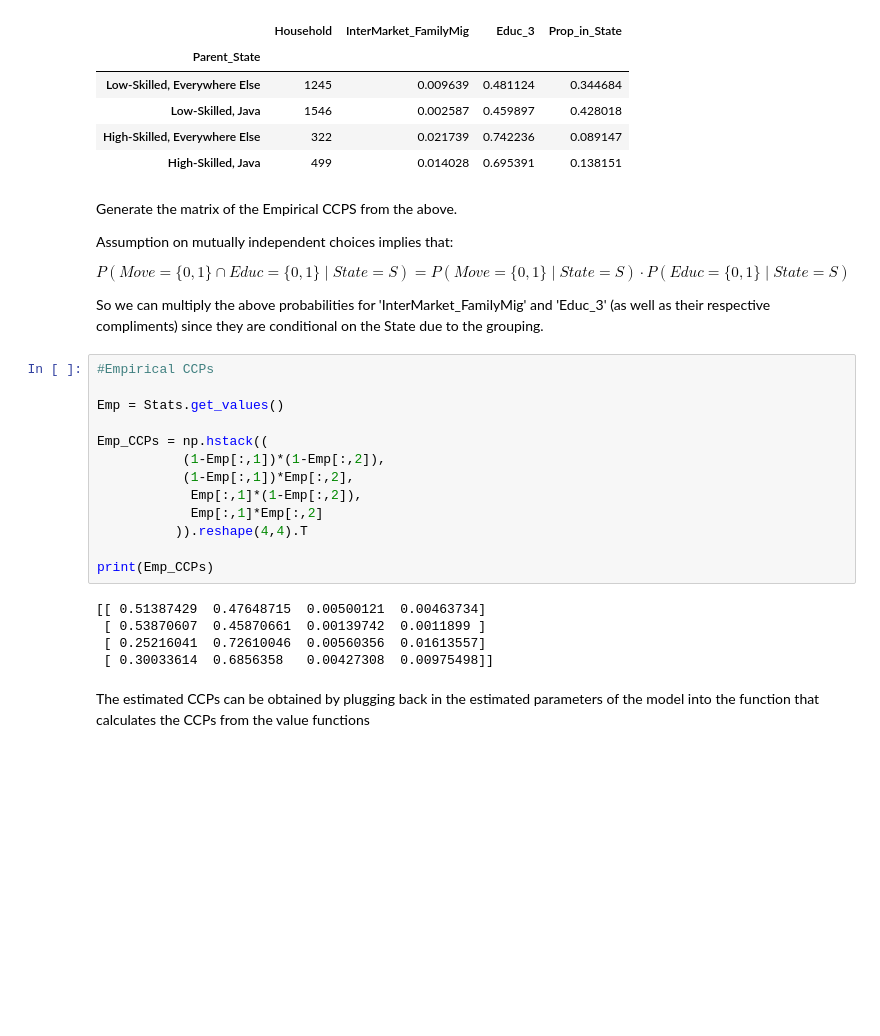
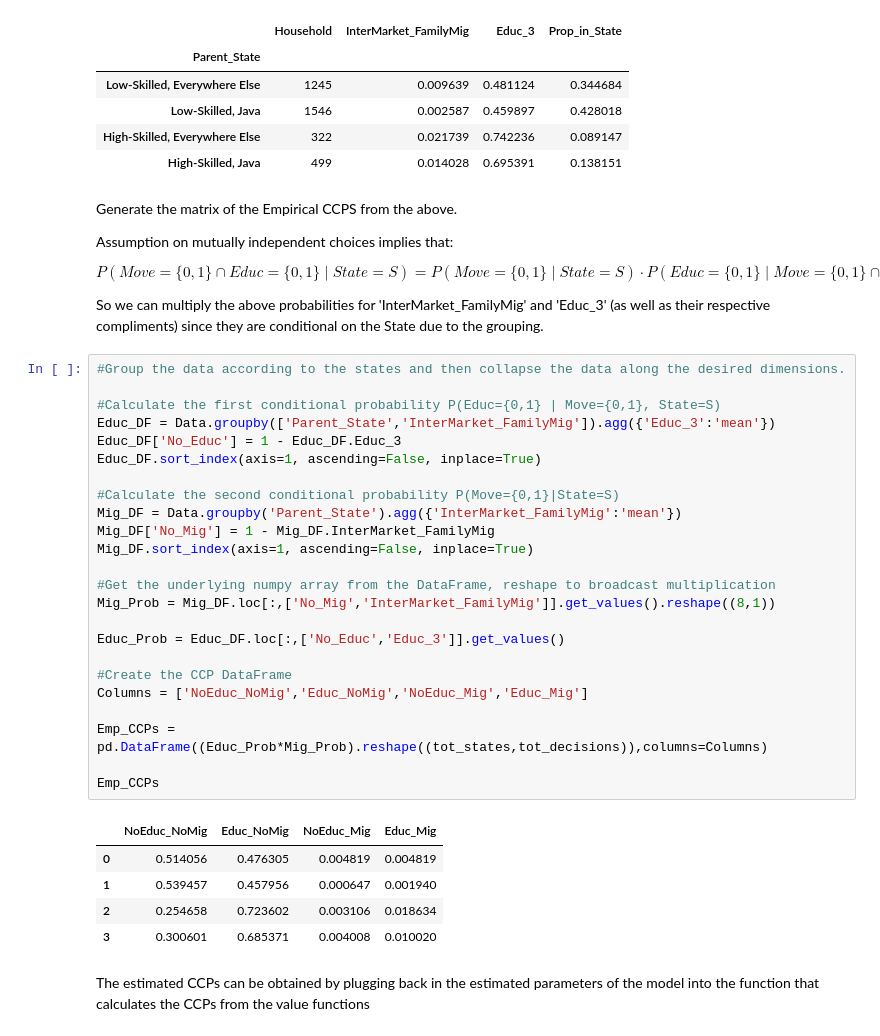
Before and after one commit to VoodooChild83/Doctoral_Thesis-IFLS_Project, a Jupyter notebook: Project Files/Model Estimation/Model Estimation.ipynb, the cells around one changed output. Cells and saved outputs as stored; diff of their text form; blank space fills up the shorter version.

```diff
--- a/Project Files/Model Estimation/Model Estimation.ipynb
+++ b/Project Files/Model Estimation/Model Estimation.ipynb
@@ -326,28 +326,40 @@ Generate the matrix of the Empirical CCPS from the above.
 Assumption on mutually independent choices implies that:
 
 \begin{equation}
-P(Move=\{0,1\} \cap Educ=\{0,1\}\mid State=S)=P(Move=\{0,1\}\mid State=S)\cdot P(Educ=\{0,1\}\mid State=S)
+P(Move=\{0,1\} \cap Educ=\{0,1\}\mid State=S)=P(Move=\{0,1\}\mid State=S)\cdot P(Educ=\{0,1\}\mid Move=\{0,1\} \cap State=S)
 \end{equation}
 
 So we can multiply the above probabilities for 'InterMarket_FamilyMig' and 'Educ_3' (as well as their respective compliments) since they are conditional on the State due to the grouping.
-# %%
-#Empirical CCPs
-
-Emp = Stats.get_values()
-
-Emp_CCPs = np.hstack((
-           (1-Emp[:,1])*(1-Emp[:,2]),
-           (1-Emp[:,1])*Emp[:,2],
-            Emp[:,1]*(1-Emp[:,2]),
-            Emp[:,1]*Emp[:,2]
-          )).reshape(4,4).T
-
-print(Emp_CCPs)
-# %% [output]
-[[ 0.51387429  0.47648715  0.00500121  0.00463734]
- [ 0.53870607  0.45870661  0.00139742  0.0011899 ]
- [ 0.25216041  0.72610046  0.00560356  0.01613557]
- [ 0.30033614  0.6856358   0.00427308  0.00975498]]
+# %%
+#Group the data according to the states and then collapse the data along the desired dimensions.
+
+#Calculate the first conditional probability P(Educ={0,1} | Move={0,1}, State=S)
+Educ_DF = Data.groupby(['Parent_State','InterMarket_FamilyMig']).agg({'Educ_3':'mean'})
+Educ_DF['No_Educ'] = 1 - Educ_DF.Educ_3
+Educ_DF.sort_index(axis=1, ascending=False, inplace=True)
+
+#Calculate the second conditional probability P(Move={0,1}|State=S)
+Mig_DF = Data.groupby('Parent_State').agg({'InterMarket_FamilyMig':'mean'})
+Mig_DF['No_Mig'] = 1 - Mig_DF.InterMarket_FamilyMig
+Mig_DF.sort_index(axis=1, ascending=False, inplace=True)
+
+#Get the underlying numpy array from the DataFrame, reshape to broadcast multiplication
+Mig_Prob = Mig_DF.loc[:,['No_Mig','InterMarket_FamilyMig']].get_values().reshape((8,1))
+
+Educ_Prob = Educ_DF.loc[:,['No_Educ','Educ_3']].get_values()
+
+#Create the CCP DataFrame
+Columns = ['NoEduc_NoMig','Educ_NoMig','NoEduc_Mig','Educ_Mig']
+
+Emp_CCPs = pd.DataFrame((Educ_Prob*Mig_Prob).reshape((tot_states,tot_decisions)),columns=Columns)
+
+Emp_CCPs
+# %% [output]
+|  | NoEduc_NoMig | Educ_NoMig | NoEduc_Mig | Educ_Mig |
+| 0 | 0.514056 | 0.476305 | 0.004819 | 0.004819 |
+| 1 | 0.539457 | 0.457956 | 0.000647 | 0.001940 |
+| 2 | 0.254658 | 0.723602 | 0.003106 | 0.018634 |
+| 3 | 0.300601 | 0.685371 | 0.004008 | 0.010020 |
 # %% [markdown]
 The estimated CCPs can be obtained by plugging back in the estimated parameters of the model into the function that calculates the CCPs from the value functions
 # %%
```
Also changed, not shown: parts of 15 cells of this notebook.
